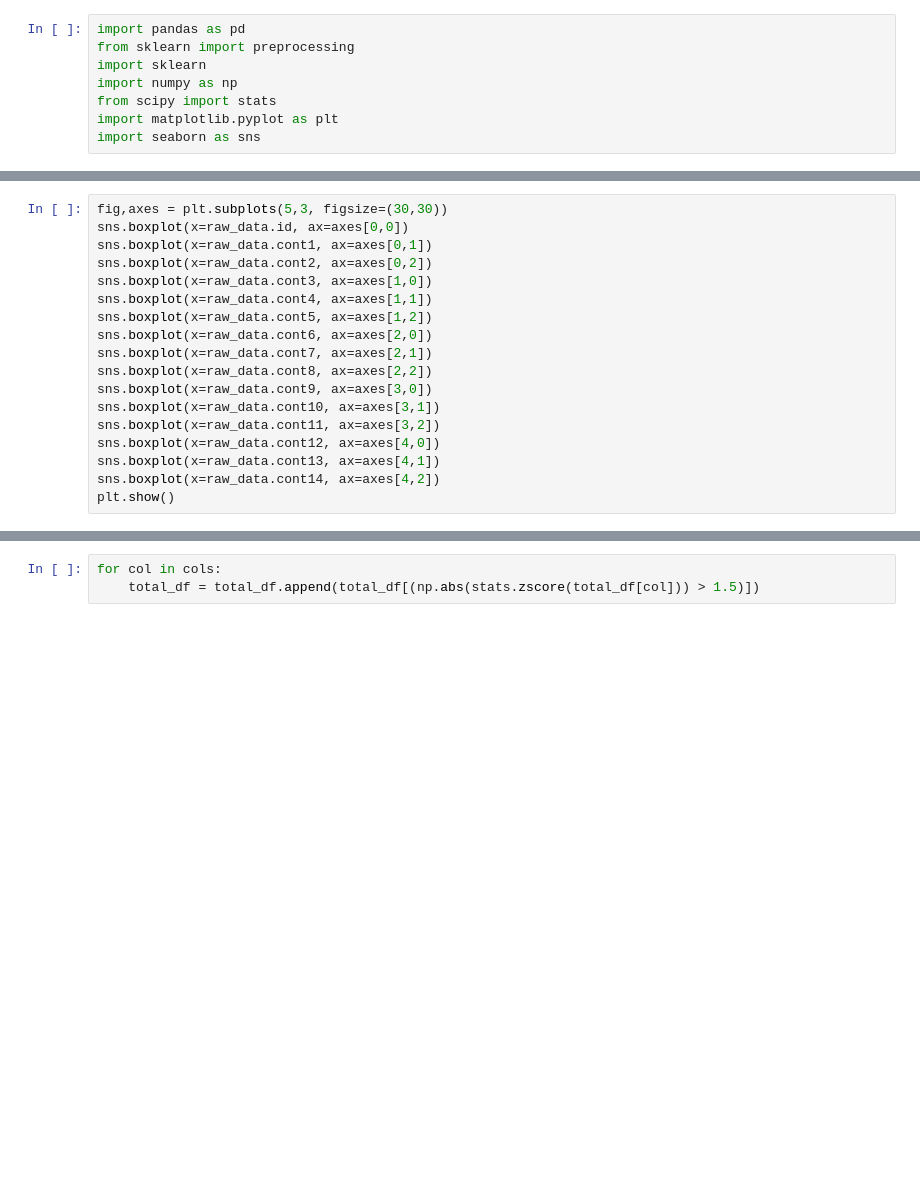
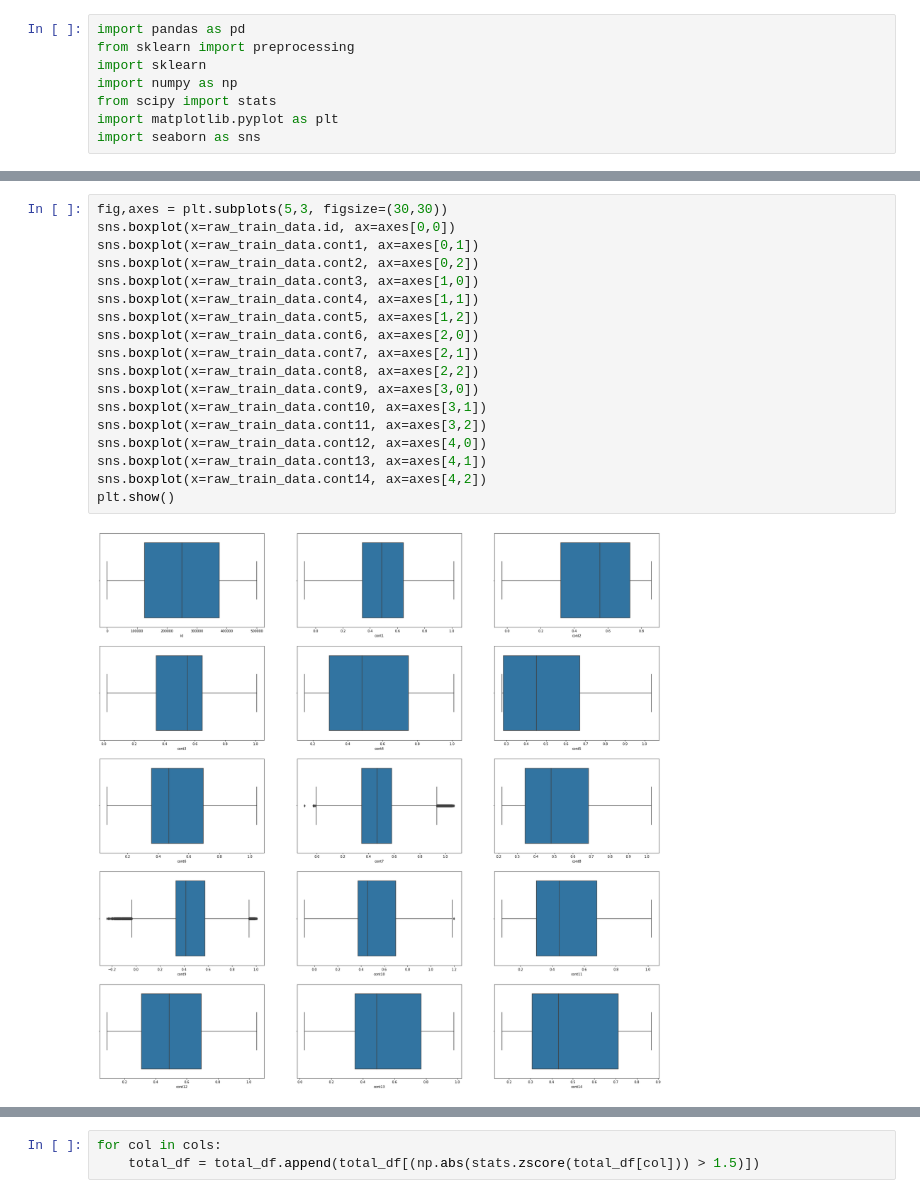
Before and after one commit to darkmatter2222/Kaggle_Tabular_Playground_Series-ML, a Jupyter notebook: Jan-2021/notebooks/first attempt.ipynb, the cells around one changed output, grey strips where cells are left out. Drawn from its saved outputs; the diff is of its cells as text; blank space fills up the shorter version.

```diff
--- a/Jan-2021/notebooks/first attempt.ipynb
+++ b/Jan-2021/notebooks/first attempt.ipynb
@@ -16,19 +20,21 @@ plt.show()
 # %%
 fig,axes = plt.subplots(5,3, figsize=(30,30))
-sns.boxplot(x=raw_data.id, ax=axes[0,0])
-sns.boxplot(x=raw_data.cont1, ax=axes[0,1])
-sns.boxplot(x=raw_data.cont2, ax=axes[0,2])
-sns.boxplot(x=raw_data.cont3, ax=axes[1,0])
-sns.boxplot(x=raw_data.cont4, ax=axes[1,1])
-sns.boxplot(x=raw_data.cont5, ax=axes[1,2])
-sns.boxplot(x=raw_data.cont6, ax=axes[2,0])
-sns.boxplot(x=raw_data.cont7, ax=axes[2,1])
-sns.boxplot(x=raw_data.cont8, ax=axes[2,2])
-sns.boxplot(x=raw_data.cont9, ax=axes[3,0])
-sns.boxplot(x=raw_data.cont10, ax=axes[3,1])
-sns.boxplot(x=raw_data.cont11, ax=axes[3,2])
-sns.boxplot(x=raw_data.cont12, ax=axes[4,0])
-sns.boxplot(x=raw_data.cont13, ax=axes[4,1])
-sns.boxplot(x=raw_data.cont14, ax=axes[4,2])
+sns.boxplot(x=raw_train_data.id, ax=axes[0,0])
+sns.boxplot(x=raw_train_data.cont1, ax=axes[0,1])
+sns.boxplot(x=raw_train_data.cont2, ax=axes[0,2])
+sns.boxplot(x=raw_train_data.cont3, ax=axes[1,0])
+sns.boxplot(x=raw_train_data.cont4, ax=axes[1,1])
+sns.boxplot(x=raw_train_data.cont5, ax=axes[1,2])
+sns.boxplot(x=raw_train_data.cont6, ax=axes[2,0])
+sns.boxplot(x=raw_train_data.cont7, ax=axes[2,1])
+sns.boxplot(x=raw_train_data.cont8, ax=axes[2,2])
+sns.boxplot(x=raw_train_data.cont9, ax=axes[3,0])
+sns.boxplot(x=raw_train_data.cont10, ax=axes[3,1])
+sns.boxplot(x=raw_train_data.cont11, ax=axes[3,2])
+sns.boxplot(x=raw_train_data.cont12, ax=axes[4,0])
+sns.boxplot(x=raw_train_data.cont13, ax=axes[4,1])
+sns.boxplot(x=raw_train_data.cont14, ax=axes[4,2])
 plt.show()
+# %% [output]
+[figure, added]
 # %%
```
Also changed, not shown: parts of 16 cells of this notebook, 1 other file.
